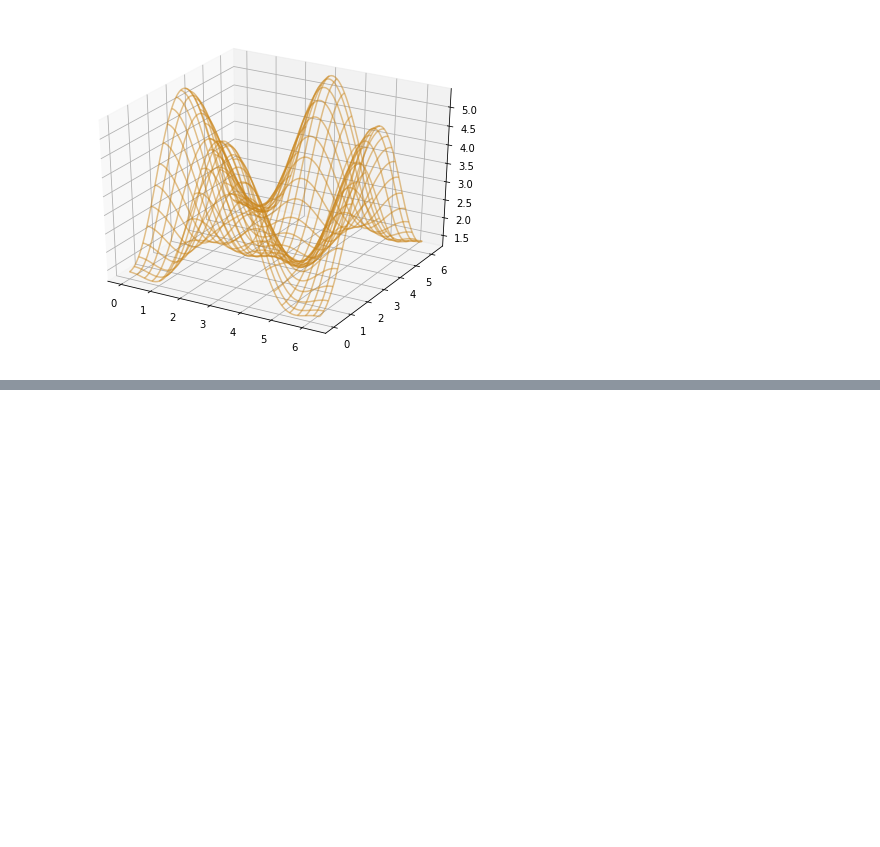
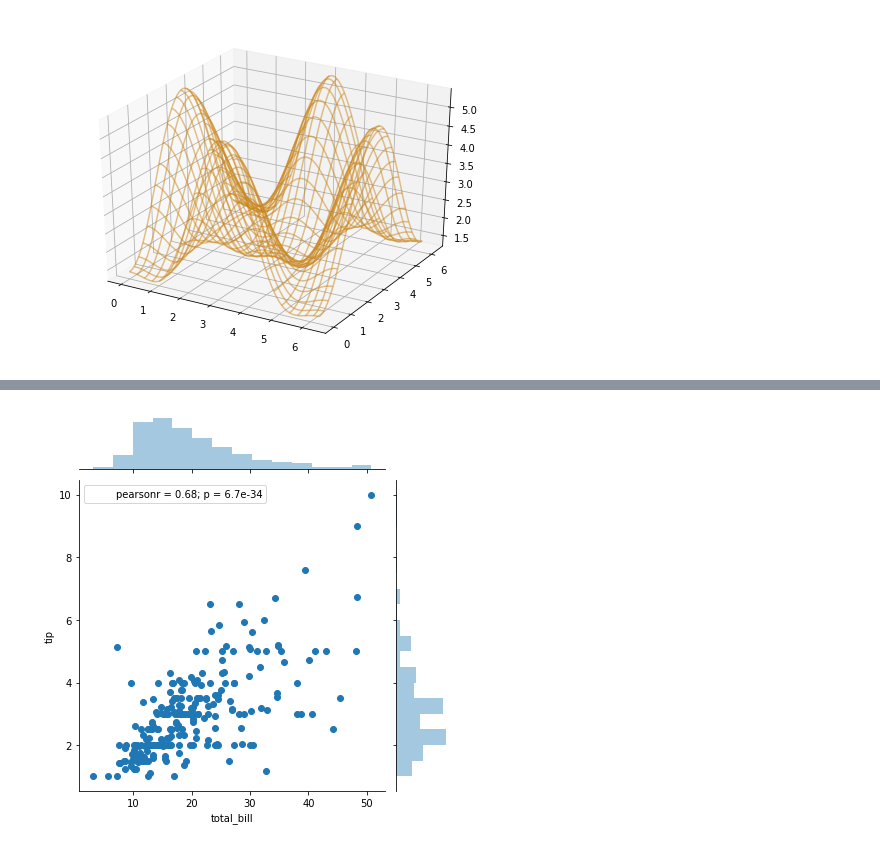
Before and after one commit to awgeezrick/notes-snippets, a Jupyter notebook: python_data_visualization.ipynb, the cells around one changed output, grey strips where cells are left out. Saved outputs shown, nothing was run; the diff lists cells and outputs as text; code cells hidden in the pictures; blank space fills up the shorter version.

```diff
--- a/python_data_visualization.ipynb
+++ b/python_data_visualization.ipynb
@@ -482,0 +526,5 @@ p = ax.plot_wireframe(X, Y, Z, color='#CA851A', alpha=0.5,
+# %%
+sns.jointplot(x='total_bill',y='tip',
+              data=tip,kind='scatter');
+# %% [output]
+[figure, added]
```
Also changed, not shown: parts of 11 cells of this notebook.
